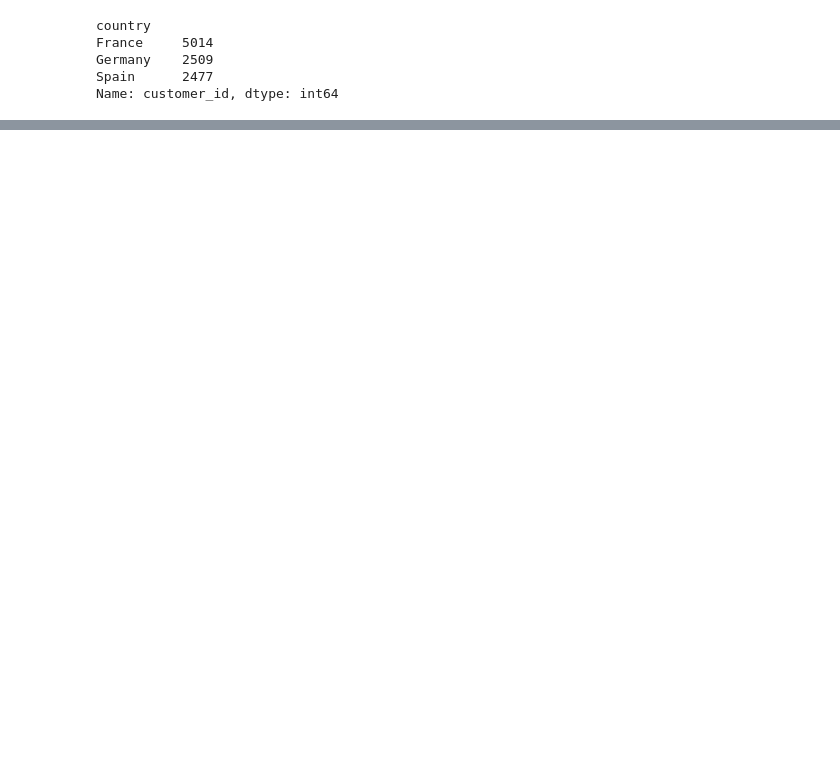
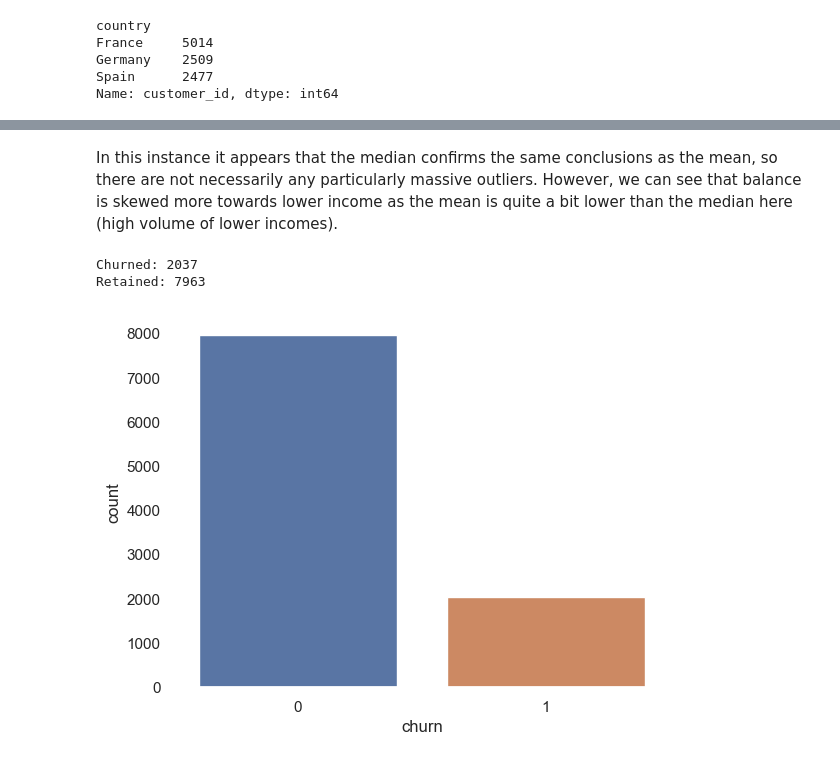
Before and after one commit to adampick99/bank-churn-project, a Jupyter notebook: bank-churn-project.ipynb, the cells around one changed output, grey strips where cells are left out. Drawn from its saved outputs; the diff is of its cells as text; code cells hidden in the pictures; blank space fills up the shorter version.

```diff
--- a/bank-churn-project.ipynb
+++ b/bank-churn-project.ipynb
@@ -92,0 +163,10 @@ features = df.keys()
+# %% [markdown]
+In this instance it appears that the median confirms the same conclusions as the mean, so there are not necessarily any particularly massive outliers. However, we can see that balance is skewed more towards lower income as the mean is quite a bit lower than the median here (high volume of lower incomes).
+# %%
+sns.countplot(df["churn"]) # Visualising the volume of customer churn
+print("Churned:",df['churn'].sum())
+print("Retained:",df['churn'].shape[0]-df['churn'].sum().sum())
+# %% [output]
+Churned: 2037
+Retained: 7963
+[figure, added]
```
Also changed, not shown: parts of 28 cells of this notebook.
